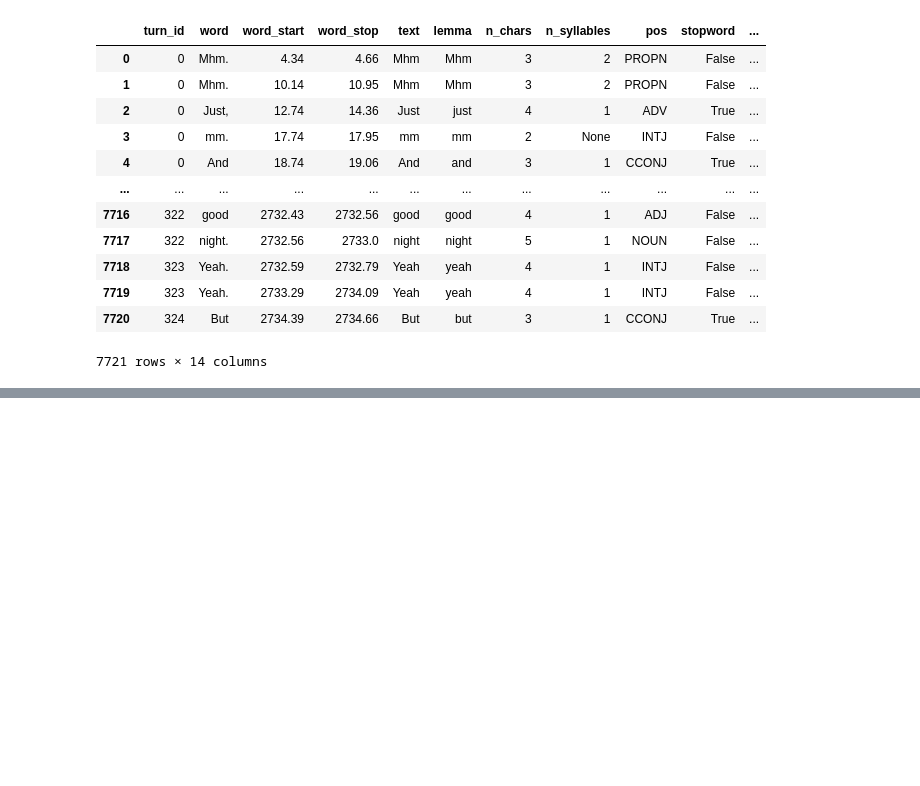
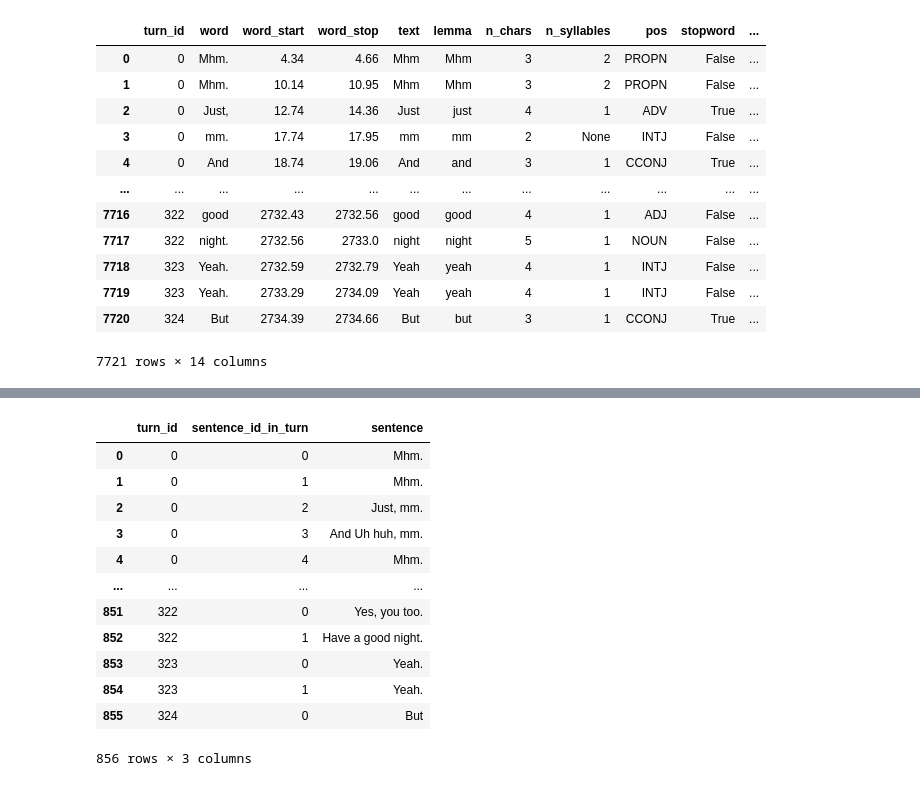
Before and after one commit to kinanmartin/context_and_reduction, a Jupyter notebook: notebooks/candor_control_predictors.ipynb, the cells around one changed output, grey strips where cells are left out. Saved outputs shown, nothing was run; the diff lists cells and outputs as text; code cells hidden in the pictures; blank space fills up the shorter version.

```diff
--- a/notebooks/candor_control_predictors.ipynb
+++ b/notebooks/candor_control_predictors.ipynb
@@ -292,0 +334,44 @@ full_df
+# %%
+all_sentences = []
+all_bigrams = []
+all_trigrams = []
+
+# Iterate through each group of sentences
+for (turn_id, sentence_id), group in full_df.groupby(['turn_id', 'sentence_id_in_turn']):
+    words = list(group['word'])
+    all_sentences.append({
+        'turn_id': turn_id,
+        'sentence_id_in_turn': sentence_id,
+        'sentence': ' '.join(words)})
+
+    for bigram in gen_bigrams(words):
+        all_bigrams.append({
+        'turn_id': turn_id,
+        'bigram': bigram})
+
+    for trigram in gen_trigrams(words):
+        all_trigrams.append({
+        'turn_id': turn_id,
+        'trigram': trigram})
+
+
+# Create DataFrame from the list of dictionaries
+text_sentence = pd.DataFrame(all_sentences)
+text_bigram = pd.DataFrame(all_bigrams)
+text_trigram = pd.DataFrame(all_trigrams)
+# %%
+text_sentence
+# %% [output]
+|  | turn_id | sentence_id_in_turn | sentence |
+| 0 | 0 | 0 | Mhm. |
+| 1 | 0 | 1 | Mhm. |
+| 2 | 0 | 2 | Just, mm. |
+| 3 | 0 | 3 | And Uh huh, mm. |
+| 4 | 0 | 4 | Mhm. |
+| ... | ... | ... | ... |
+| 851 | 322 | 0 | Yes, you too. |
+| 852 | 322 | 1 | Have a good night. |
+| 853 | 323 | 0 | Yeah. |
+| 854 | 323 | 1 | Yeah. |
+| 855 | 324 | 0 | But |
+856 rows × 3 columns
```
Also changed, not shown: parts of 5 cells of this notebook, 3 other files.
